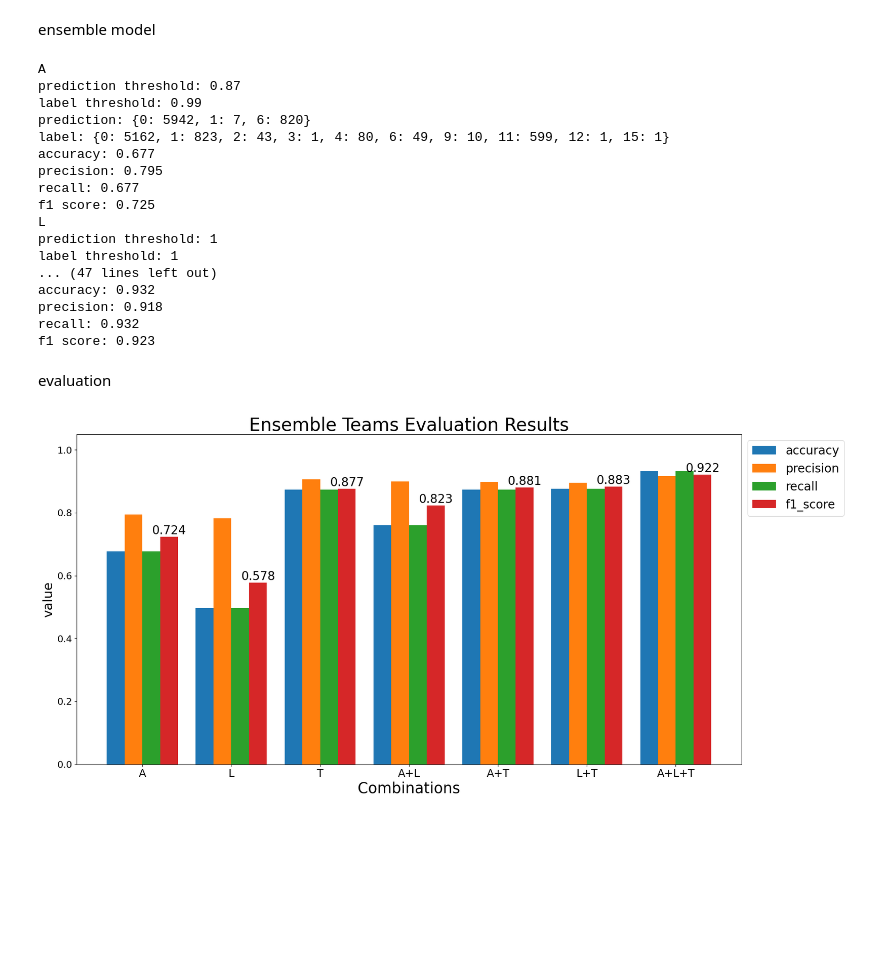
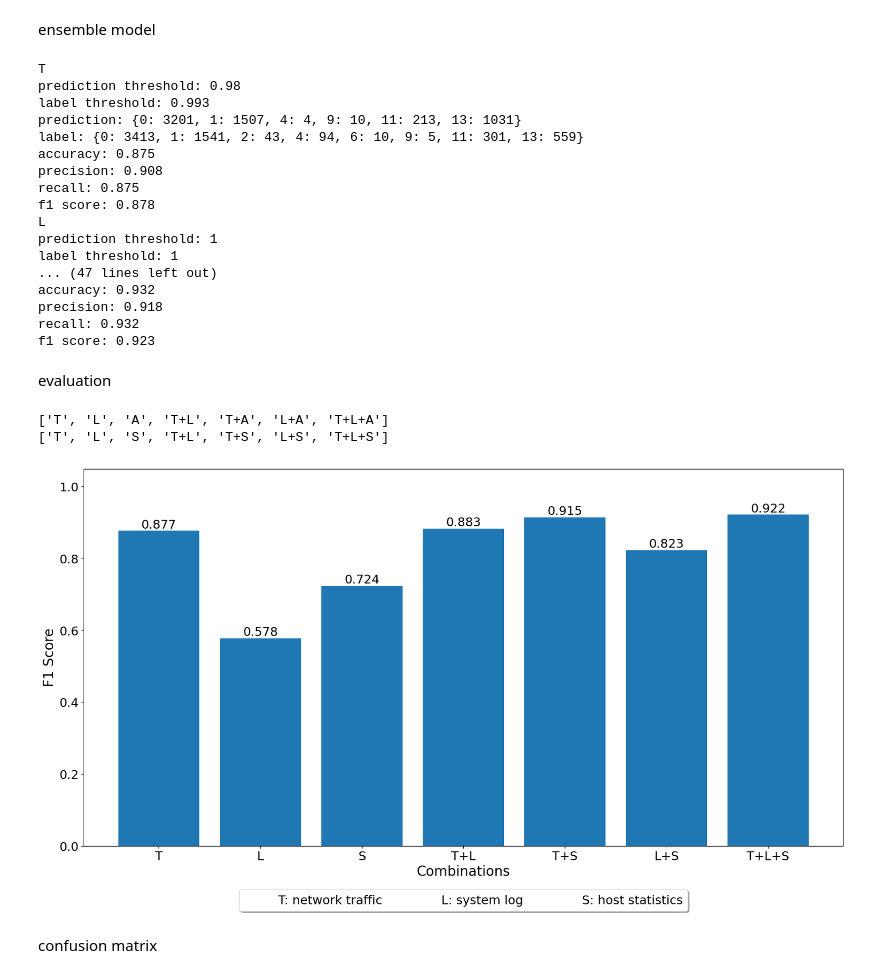
Before and after one commit to charlie532/Cyber-Attack-Lifecycle-and-Technique-Detection, a Jupyter notebook: 2_ML_training/ensemble.ipynb, the cells around one changed output. Drawn from its saved outputs; the diff is of its cells as text; code cells hidden in the pictures; blank space fills up the shorter version.

```diff
--- a/2_ML_training/ensemble.ipynb
+++ b/2_ML_training/ensemble.ipynb
@@ -640,7 +640,7 @@ from sklearn.metrics import accuracy_score, f1_score, precision_score, recall_sc
 from collections import Counter
 
 
-# # merge results
+# merge results
 # df = pd.DataFrame()
 # df = pd.merge(merged_accounting_df, merged_traffic_df, on='TIMESTAMP', how='outer')
 # df = pd.merge(df, merged_logs_df, on='TIMESTAMP', how='outer')
@@ -649,13 +649,13 @@ df = pd.read_csv(os.path.join(folder_lifecycle, 'ensemble_confidence.csv'))
 
 # technique
 methods = {
+    'T': [['', '', 't'], [0.98, 0.993]],
+    'L': [['' , 'l', ''], [1, 1]],
     'A': [['a', '', ''], [0.87, 0.99]],
-    'L': [['' , 'l', ''], [1, 1]],
-    'T': [['', '', 't'], [0.98, 0.993]],
-    'A+L': [['a', 'l', ''], [0.84, 0.99]],
-    'A+T': [['a', '', 't'], [0.88, 0.99]],
-    'L+T': [['', 'l', 't'], [0.81, 0.99]],
-    'A+L+T': [['a', 'l', 't'], [0.805, 0.94]],
+    'T+L': [['', 'l', 't'], [0.81, 0.99]],
+    'T+A': [['a', '', 't'], [0.863, 0.99]],
+    'L+A': [['a', 'l', ''], [0.84, 0.99]],
+    'T+L+A': [['a', 'l', 't'], [0.805, 0.94]],
 }
 
 # lifecycle
@@ -769,15 +769,15 @@ for name, sources in methods.items():
     #     # evaluation[name]['recall'].append(group_recall(merged_pred, merged_label))
     #     # evaluation[name]['f1_score'].append(group_fscore(merged_pred, merged_label))
 # %% [output]
-A
-prediction threshold: 0.87
-label threshold: 0.99
-prediction: {0: 5942, 1: 7, 6: 820}
-label: {0: 5162, 1: 823, 2: 43, 3: 1, 4: 80, 6: 49, 9: 10, 11: 599, 12: 1, 15: 1}
-accuracy: 0.677
-precision: 0.795
-recall: 0.677
-f1 score: 0.725
+T
+prediction threshold: 0.98
+label threshold: 0.993
+prediction: {0: 3201, 1: 1507, 4: 4, 9: 10, 11: 213, 13: 1031}
+label: {0: 3413, 1: 1541, 2: 43, 4: 94, 6: 10, 9: 5, 11: 301, 13: 559}
+accuracy: 0.875
+precision: 0.908
+recall: 0.875
+f1 score: 0.878
 L
 prediction threshold: 1
 label threshold: 1
@@ -791,42 +791,63 @@ evaluation
 # %%
 import numpy as np
 import matplotlib.pyplot as plt
+import matplotlib.patches as mpatches
 import math
 
 def round_off(value, n):
     return math.floor(value * (10 ** n)) / float(10 ** n)
 
 result = {
     'accuracy': [],
     'precision': [],
     'recall': [],
     'f1_score': []
 }
+
 for name in evaluation:
     for key, value in evaluation[name].items():
         result[key].append(round_off(mean(value), 3))
 
+methods_new = list(methods)
+print(methods_new)
+methods_new = [name.replace('A', 'S') if 'A' in name else name for name in methods_new]
+print(methods_new)
+
 width = 0.2
-x = np.arange(len(methods))
+x = np.arange(len(methods_new))
 plt.figure(figsize=(20, 10))
-plt.bar(x, result['accuracy'], width, label='accuracy')
-plt.bar(x+width, result['precision'], width, label='precision')
-plt.bar(x+2*width, result['recall'], width, label='recall')
-bar = plt.bar(x+3*width, result['f1_score'], width, label='f1_score')
-plt.bar_label(bar, label_type='edge', fontsize=20)
-plt.title('Ensemble Teams Evaluation Results', fontsize=30)
-plt.xticks(x+1.5*width, methods)
-plt.xlabel('Combinations', fontsize=25)
-plt.ylabel('value', fontsize=22)
+# plt.bar(x, result['accuracy'], width, label='accuracy')
+# plt.bar(x+width, result['precision'], width, label='precision')
+# plt.bar(x+2*width, result['recall'], width, label='recall')
+# bar = plt.bar(x+3*width, result['f1_score'], width, label='f1_score')
+bar = plt.bar(x, result['f1_score'], label='f1_score')
+plt.bar_label(bar, label_type='edge', fontsize=18)
+# plt.title('Evaluation for Ensemble Teams', fontsize=30)
+# plt.xticks(x+1.5*width, methods_new)
+plt.xticks(x, methods_new)
+plt.xlabel('Combinations', fontsize=20)
+plt.ylabel('F1 Score', fontsize=20)
 plt.rcParams.update({
     'xtick.labelsize': 18,
-    'ytick.labelsize': 16,
+    'ytick.labelsize': 18,
 })
 plt.legend(bbox_to_anchor=(1, 1), loc='upper left', fontsize=20)
+h_patch = mpatches.Patch(color='white', label='S: host statistics')
+l_patch = mpatches.Patch(color='white', label='L: system log')
+t_patch = mpatches.Patch(color='white', label='T: network traffic')
+# handles, l = plt.gca().get_legend_handles_labels()
+# handles.extend([t_patch, l_patch, h_patch])
+handles = [t_patch, l_patch, h_patch]
+plt.legend(loc='upper center', handles=handles, bbox_to_anchor=(0.5, -0.1), shadow=True, ncol=4, fontsize=18)
+
 plt.ylim(0, 1.05)
 plt.show()
 # %% [output]
+['T', 'L', 'A', 'T+L', 'T+A', 'L+A', 'T+L+A']
+['T', 'L', 'S', 'T+L', 'T+S', 'L+S', 'T+L+S']
-[figure, old version]
+[figure, new version]
+# %% [markdown]
+confusion matrix
 # %%
 import matplotlib.pyplot as plt
 import numpy as np
```
Also changed, not shown: parts of 4 cells of this notebook, 6 other files.
